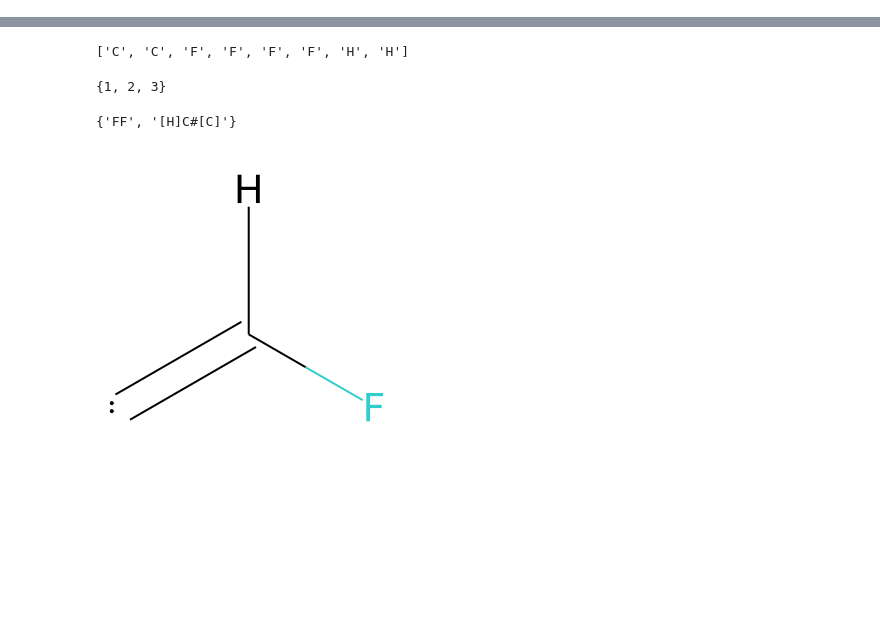
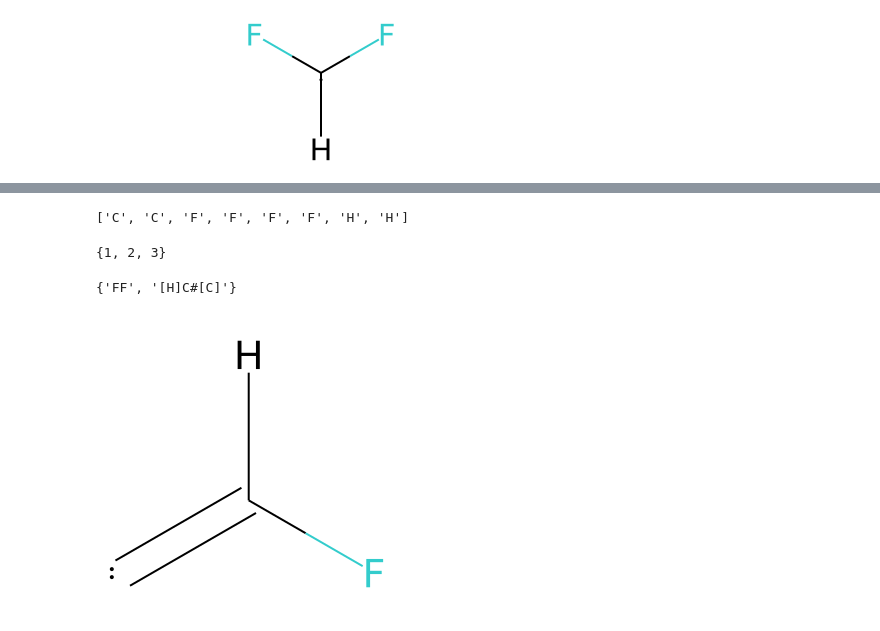
Before and after one commit to SolKul/MassMI, a Jupyter notebook: 03FragmentsByMass.ipynb, the cells around one changed output, grey strips where cells are left out. Drawn from its saved outputs; the diff is of its cells as text; code cells hidden in the pictures; blank space fills up the shorter version.

```diff
--- a/03FragmentsByMass.ipynb
+++ b/03FragmentsByMass.ipynb
@@ -49,0 +243,5 @@ CP_t.GenProComb()
+# %%
+for s_mol in s_mol_list:
+    maccs_sum=np.sum(
+        list(AllChem.GetMACCSKeysFingerprint(s_mol)))
+    print(maccs_sum)
@@ -49,0 +273,4 @@ CP_t.GenProComb()
+# %%
+s_mol
+# %% [output]
+[figure, added]
```
Also changed, not shown: parts of 44 cells of this notebook.
